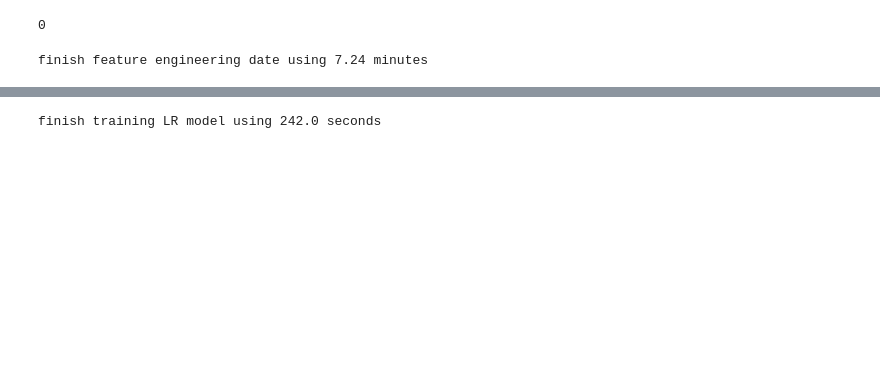
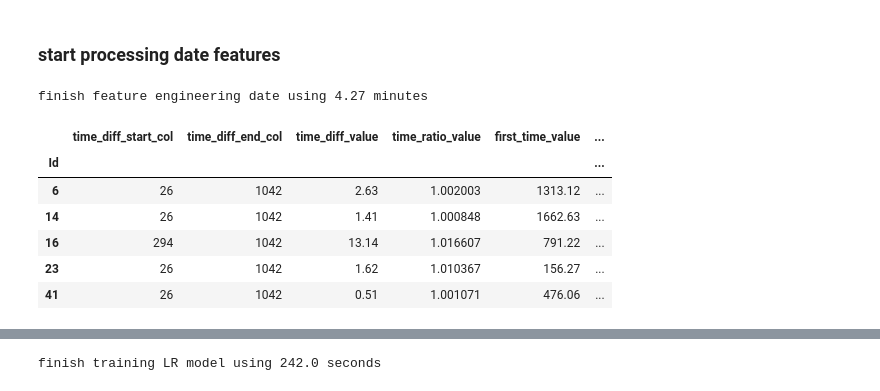
Before and after one commit to mengyx-work/ipyhon_notebooks, a Jupyter notebook: bosch_data_FE.ipynb, the cells around one changed output, grey strips where cells are left out. Saved outputs shown, nothing was run; the diff lists cells and outputs as text; code cells hidden in the pictures; blank space fills up the shorter version.

Commit message:
new feature engineering work

```diff
--- a/bosch_data_FE.ipynb
+++ b/bosch_data_FE.ipynb
@@ -34,8 +71,11 @@ nan_fill_value = -2.
 # %%
-nrows = 100000
+'''
+nrows = 50000
 ## select all the numerical columns and try to use LR
 start_time = time.time()
 train_num = pd.read_csv(join(data_path, train_num_file),    index_col='Id', nrows = nrows)
 train_dat = pd.read_csv(join(data_path, train_date_file),   index_col='Id', nrows = nrows)
+train_cat = pd.read_csv(join(data_path, train_cat_file),    index_col='Id', nrows = nrows)
 print 'finish loading date using {} seconds'.format(round(time.time() - start_time, 0))
+'''
 # %% [output]
@@ -246,9 +478,9 @@ tmp_train_num.fillna(nan_fill_value, inplace=True)
 # %%
 combined_train_num = pd.concat([tmp_train_num, tmp_train_num_Basics], axis=1)
 # %%
-print combined_train_num.isnull().sum().sum()
+#print combined_train_num.isnull().sum().sum()
-# %% [output]
-0
+# %% [markdown]
+### start processing date features
 # %%
 start_time = time.time()
 
@@ -264,7 +496,8 @@ encoder.fit(column_names)
 
 #'''
 tmp_train_dat_TimeDiff = tmp_train_dat.apply(getTimeChangeColumns, axis=1)
-tmp_train_dat_TimeDiff.columns = ['time_diff_start_col', 'time_diff_end_col', 'time_diff_value']
+tmp_train_dat_TimeDiff.columns = ['time_diff_start_col', 'time_diff_end_col', 'time_diff_value',
+                                  'time_ratio_value', 'first_time_value', 'last_time_value', 'first_date_value']
 
 for column in ['time_diff_start_col', 'time_diff_end_col']:
     tmp_train_dat_TimeDiff[column].fillna('NaN', inplace=True)
@@ -273,7 +506,8 @@ for column in ['time_diff_start_col', 'time_diff_end_col']:
 #'''
 
 
-unique_value_counts = 5
+## section to create timeStep features
+unique_value_counts = 10
 timeStep_columnNames = []
 column_name_columns = []
 for i in xrange(unique_value_counts):
@@ -290,7 +524,17 @@ for column in column_name_columns:
 
 print 'finish feature engineering date using {} minutes'.format(round((time.time() - start_time)/60, 2))
 # %% [output]
-finish feature engineering date using 7.24 minutes
+finish feature engineering date using 4.27 minutes
+# %%
+tmp_train_dat_TimeDiff.head()
+# %% [output]
+|  | time_diff_start_col | time_diff_end_col | time_diff_value | time_ratio_value | first_time_value | ... |
+| Id |  |  |  |  |  | ... |
+| 6 | 26 | 1042 | 2.63 | 1.002003 | 1313.12 | ... |
+| 14 | 26 | 1042 | 1.41 | 1.000848 | 1662.63 | ... |
+| 16 | 294 | 1042 | 13.14 | 1.016607 | 791.22 | ... |
+| 23 | 26 | 1042 | 1.62 | 1.010367 | 156.27 | ... |
+| 41 | 26 | 1042 | 0.51 | 1.001071 | 476.06 | ... |
 # %%
 '''
 print tmp_train_dat_Norm.shape
```
Also changed, not shown: parts of 89 cells of this notebook.
